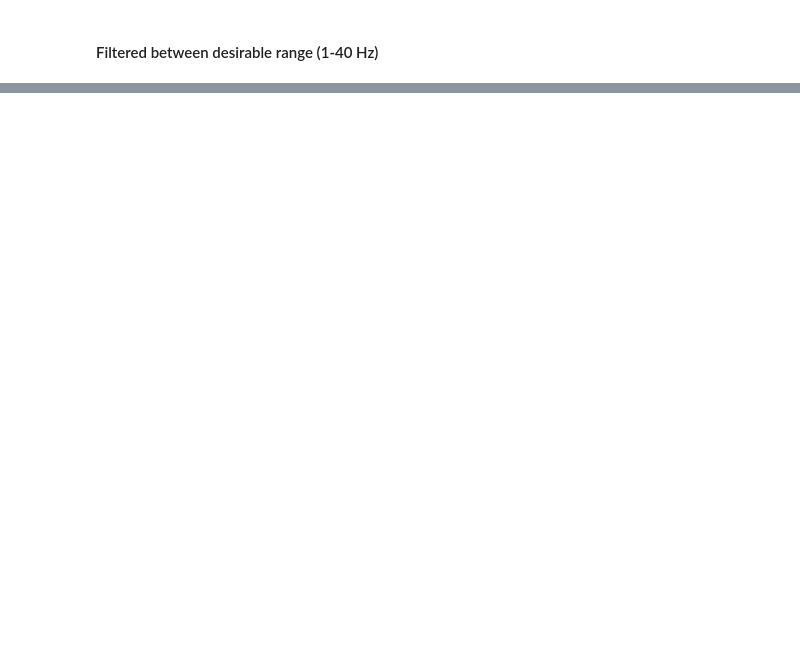
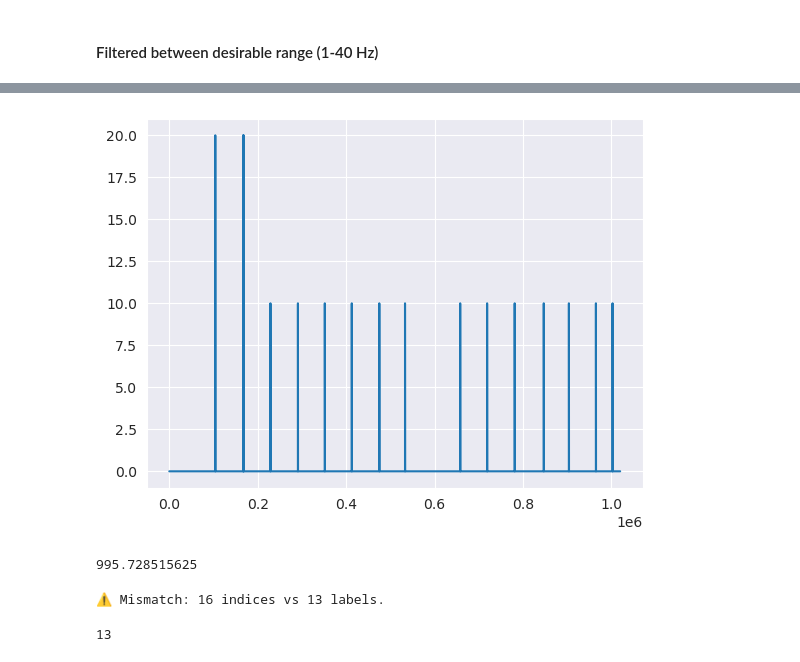
Before and after one commit to sparsh0106/EEG-Mind-Wandering, a Jupyter notebook: main.ipynb, the cells around one changed output, grey strips where cells are left out. Drawn from its saved outputs; the diff is of its cells as text; code cells hidden in the pictures; blank space fills up the shorter version.

```diff
--- a/main.ipynb
+++ b/main.ipynb
@@ -84,0 +85,19 @@ Designing a one-pass, zero-phase, non-causal bandpass filter:
+# %%
+import matplotlib.pyplot as plt
+plt.plot([i for i in range(len(triggertime))], triggertime)
+plt.show()
+# print(triggertime)
+# %% [output]
+[figure, added]
+# %%
+len(triggertime)/1024
+# %% [output]
+995.728515625
+# %%
+trigger_indices = np.where(triggertime != 0)[0]
+n = min(len(trigger_indices), len(triggervalues))
+trigger_indices = trigger_indices[:n]
+triggervalues = triggervalues[:n]
+# %% [output]
+⚠️ Mismatch: 16 indices vs 13 labels.
+13
```
Also changed, not shown: parts of 3 cells of this notebook.
